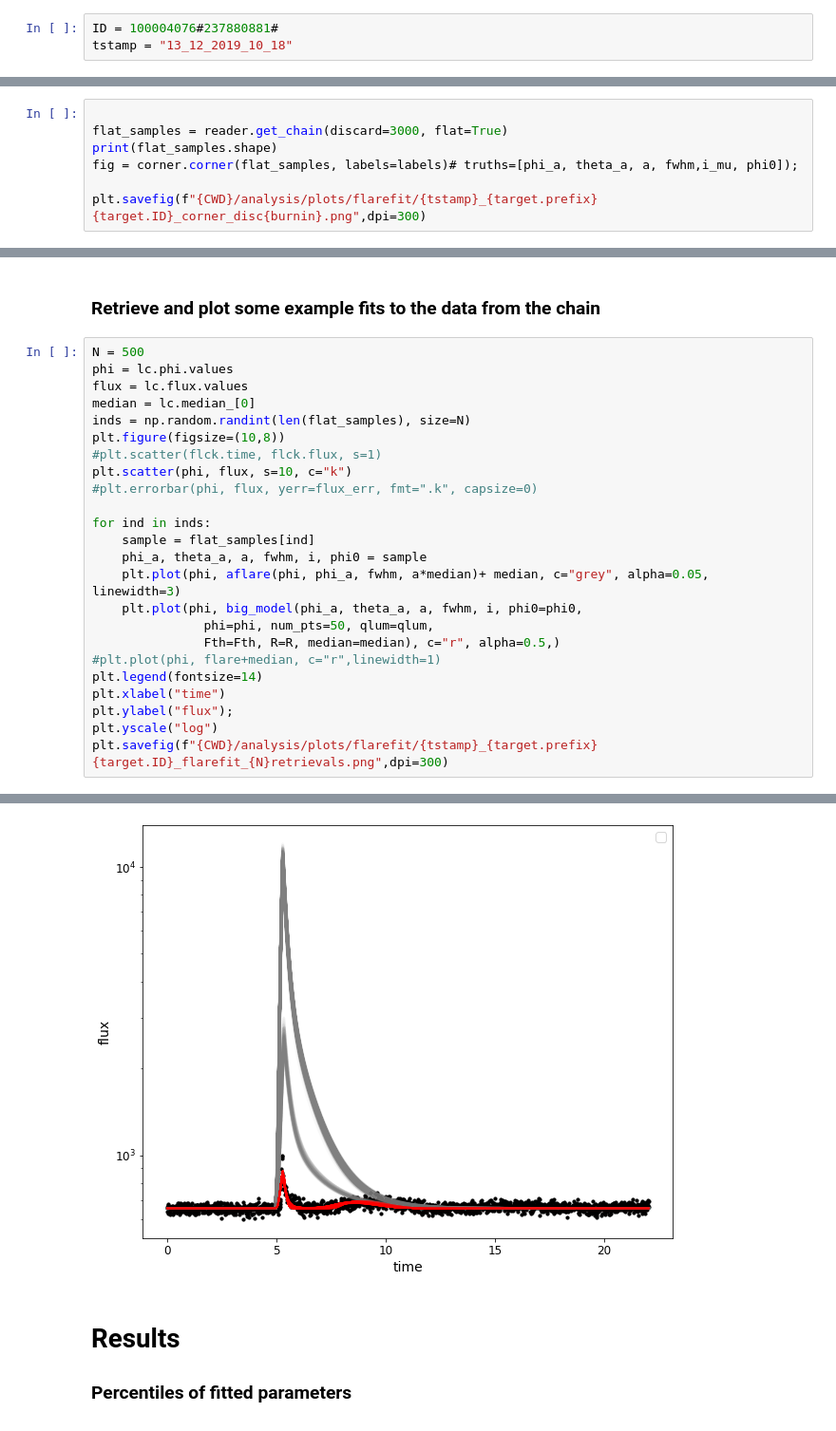
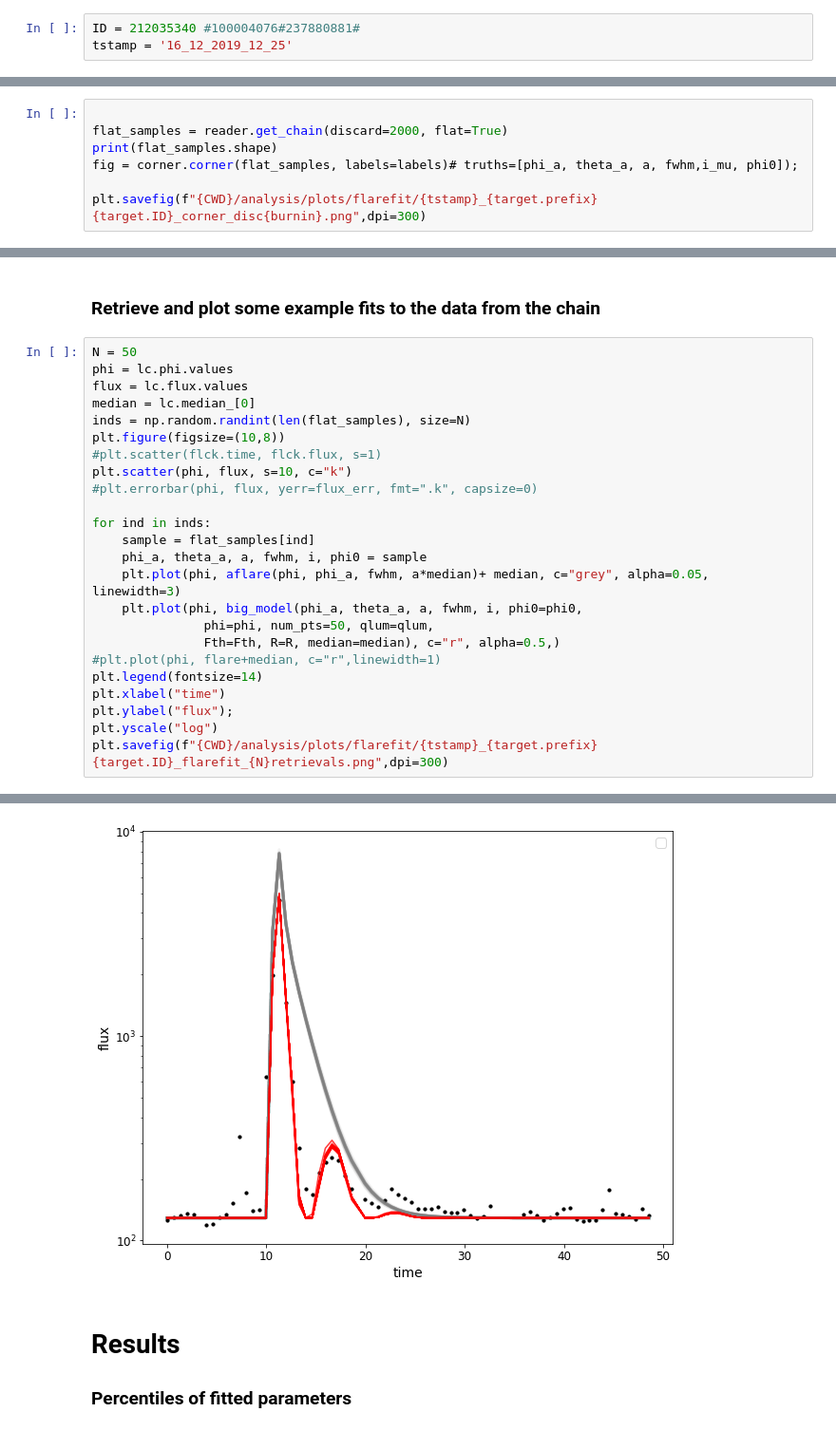
Before and after one commit to ekaterinailin/MalachiteMountains, a Jupyter notebook: analysis/notebooks/NB43_Handle_MCMC_output.ipynb, the cells around one changed output, grey strips where cells are left out. Shown at 95% size. Cells and saved outputs as stored; diff of their text form.

```diff
--- a/analysis/notebooks/NB43_Handle_MCMC_output.ipynb
+++ b/analysis/notebooks/NB43_Handle_MCMC_output.ipynb
@@ -26,8 +26,8 @@ font = {'family' : 'courier',
 
 matplotlib.rc('font', **font)
 # %%
-ID = 100004076#237880881#
-tstamp = "13_12_2019_10_18"
+ID = 212035340 #100004076#237880881#
+tstamp = '16_12_2019_12_25'
 # %%
 props = pd.read_csv(f"{CWD}/data/summary/everything.csv")
 inits = pd.read_csv(f"{CWD}/data/summary/inits.csv")
@@ -147,7 +146,7 @@ WARNING:matplotlib.font_manager:findfont: Font family ['courier'] not found. Fal
 ### Corner plot
 # %%
 
-flat_samples = reader.get_chain(discard=3000, flat=True)
+flat_samples = reader.get_chain(discard=2000, flat=True)
 print(flat_samples.shape)
 fig = corner.corner(flat_samples, labels=labels)# truths=[phi_a, theta_a, a, fwhm,i_mu, phi0]);
 
@@ -167,32 +171,32 @@ WARNING:root:Too few points to create valid contours
 # %% [markdown]
 ### Retrieve and plot some example fits to the data from the chain
 # %%
-N = 500
+N = 50
 phi = lc.phi.values
 flux = lc.flux.values
 median = lc.median_[0]
 inds = np.random.randint(len(flat_samples), size=N)
 plt.figure(figsize=(10,8))
 #plt.scatter(flck.time, flck.flux, s=1)
 plt.scatter(phi, flux, s=10, c="k")
 #plt.errorbar(phi, flux, yerr=flux_err, fmt=".k", capsize=0)
 
 for ind in inds:
     sample = flat_samples[ind]
     phi_a, theta_a, a, fwhm, i, phi0 = sample
     plt.plot(phi, aflare(phi, phi_a, fwhm, a*median)+ median, c="grey", alpha=0.05, linewidth=3)
     plt.plot(phi, big_model(phi_a, theta_a, a, fwhm, i, phi0=phi0,
                phi=phi, num_pts=50, qlum=qlum,
                Fth=Fth, R=R, median=median), c="r", alpha=0.5,)
 #plt.plot(phi, flare+median, c="r",linewidth=1)
 plt.legend(fontsize=14)
 plt.xlabel("time")
 plt.ylabel("flux");
 plt.yscale("log")
 plt.savefig(f"{CWD}/analysis/plots/flarefit/{tstamp}_{target.prefix}{target.ID}_flarefit_{N}retrievals.png",dpi=300)
 # %% [output]
 WARNING:matplotlib.legend:No handles with labels found to put in legend.
-[figure, old version]
+[figure, new version]
 # %% [markdown]
 # Results
 ### Percentiles of fitted parameters
```
Also changed, not shown: parts of 9 cells of this notebook, 4 other files.
